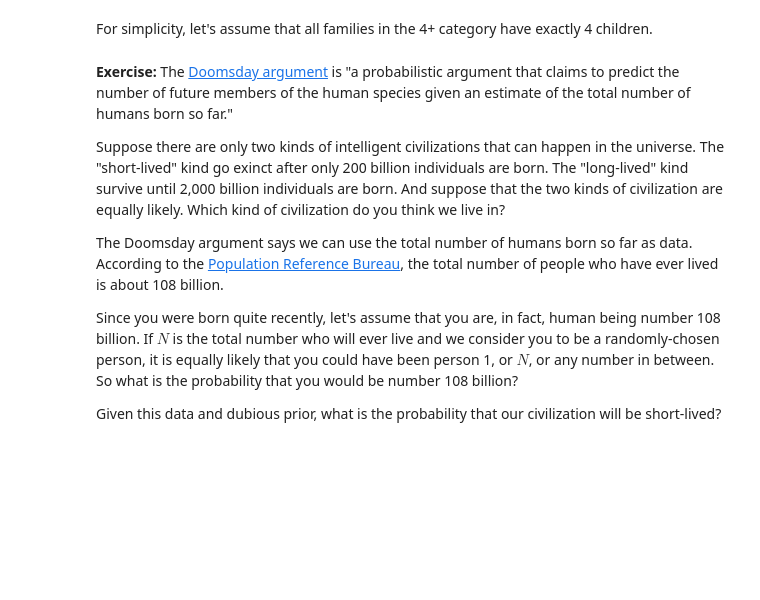
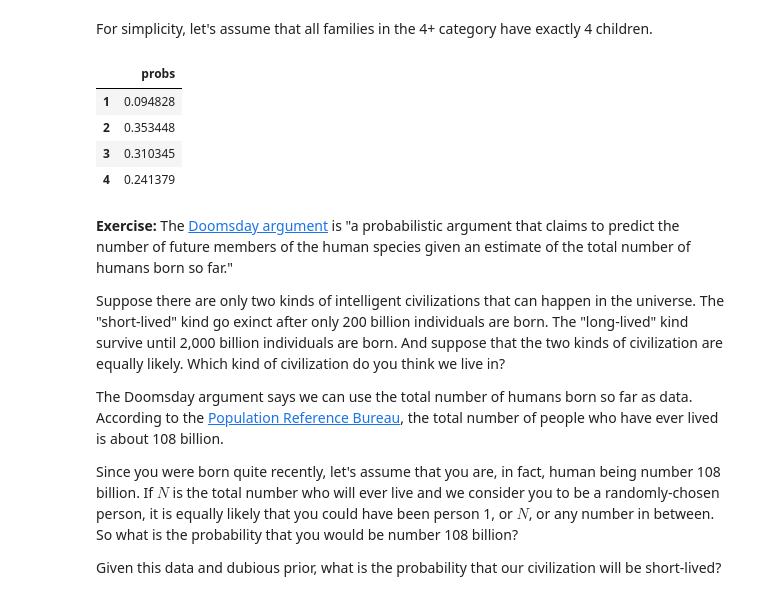
Before and after one commit to RamanMalykhin/thinkbayes_solutions, a Jupyter notebook: chap05_solved.ipynb, the cells around one changed output. Cells and saved outputs as stored; diff of their text form; code cells hidden in the pictures; blank space fills up the shorter version.

Commit message:
completed ch5 solutions

```diff
--- a/chap05_partially_solved.ipynb
+++ b/chap05_solved.ipynb
@@ -584,3 +582,21 @@ For simplicity, let's assume that all families in the 4+ category have exactly 4
+# %%
+# Solution goes here
+
+#chance to select any one member of the population, regardless of family size:
+random = 1/sum(np.asarray(qs)*np.asarray(ps))
+
+#there are 4x as much chilren in a 4children family, so the chance to select a child from a 4 children family is higher
+likelihood = np.asarray([1,2,3,4])*random
+
+posterior = likelihood * prior
+posterior.normalize()
+posterior
+# %% [output]
+|  | probs |
+| 1 | 0.094828 |
+| 2 | 0.353448 |
+| 3 | 0.310345 |
+| 4 | 0.241379 |
 # %%
 # Solution goes here
 # %%
```
Also changed, not shown: parts of 5 cells of this notebook.
